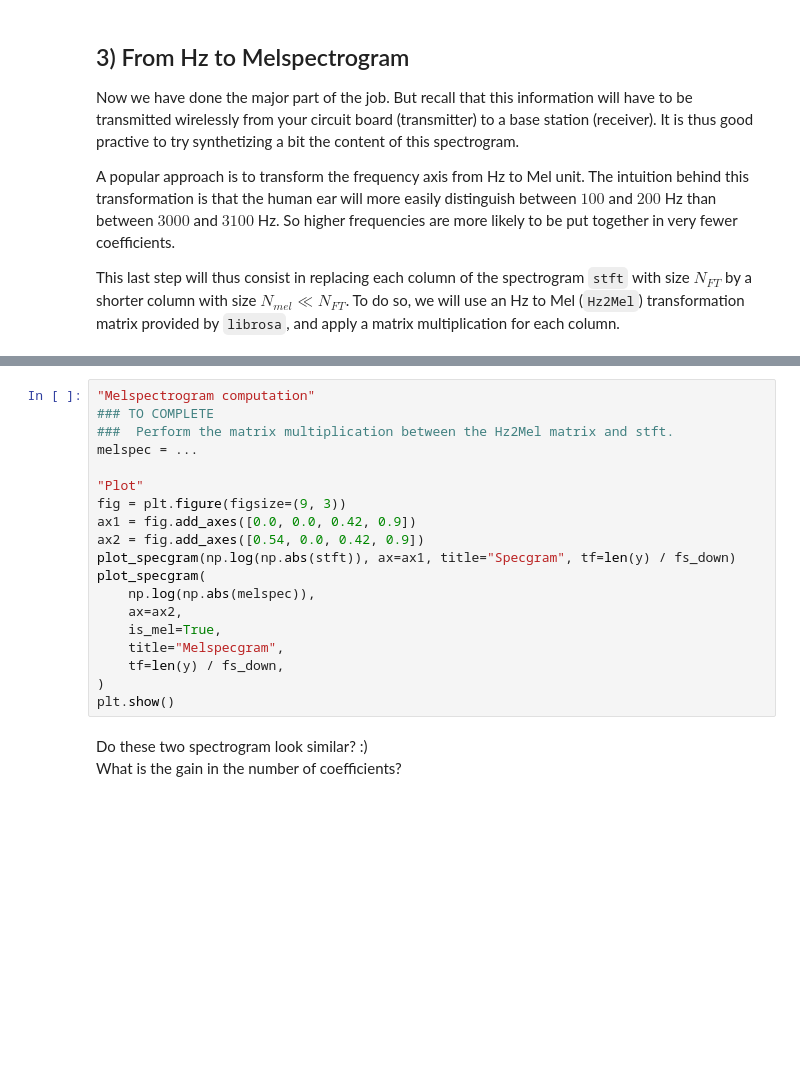
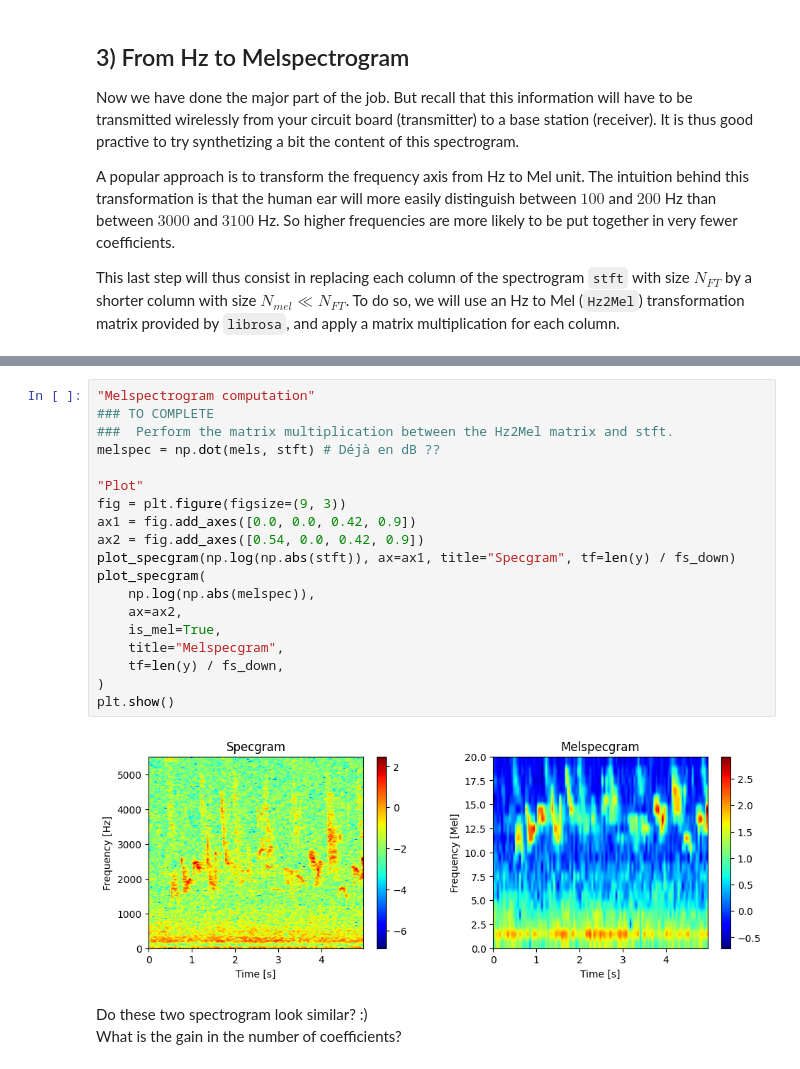
Before and after one commit to LELEC210X/LELEC210X, a Jupyter notebook: classification/h1_feature_vectors.ipynb, the cells around one changed output, grey strips where cells are left out. Cells and saved outputs as stored; diff of their text form; blank space fills up the shorter version.

```diff
--- a/classification/h1_feature_vectors.ipynb
+++ b/classification/h1_feature_vectors.ipynb
@@ -251,22 +295,24 @@ plt.show()
 # %%
 "Melspectrogram computation"
 ### TO COMPLETE
 ###  Perform the matrix multiplication between the Hz2Mel matrix and stft.
-melspec = ...
+melspec = np.dot(mels, stft) # Déjà en dB ??
 
 "Plot"
 fig = plt.figure(figsize=(9, 3))
 ax1 = fig.add_axes([0.0, 0.0, 0.42, 0.9])
 ax2 = fig.add_axes([0.54, 0.0, 0.42, 0.9])
 plot_specgram(np.log(np.abs(stft)), ax=ax1, title="Specgram", tf=len(y) / fs_down)
 plot_specgram(
     np.log(np.abs(melspec)),
     ax=ax2,
     is_mel=True,
     title="Melspecgram",
     tf=len(y) / fs_down,
 )
 plt.show()
+# %% [output]
+[figure, added]
 # %% [markdown]
 Do these two spectrogram look similar? :) <br>
 What is the gain in the number of coefficients?
```
Also changed, not shown: parts of 13 cells of this notebook.
